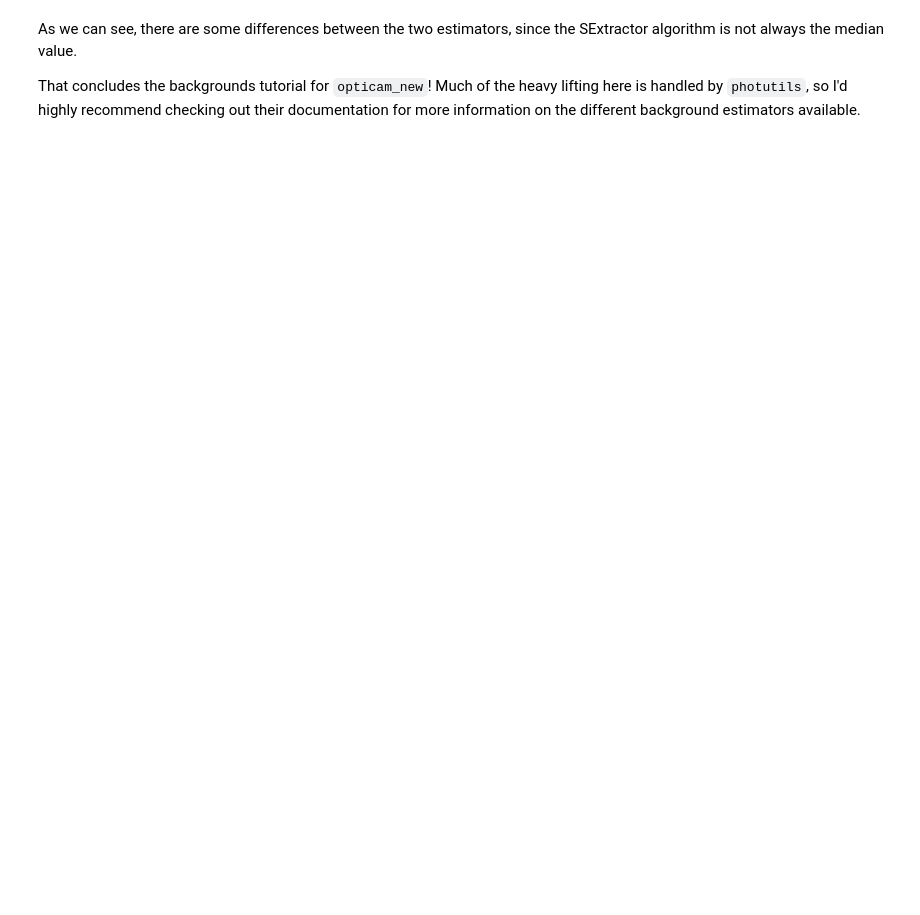
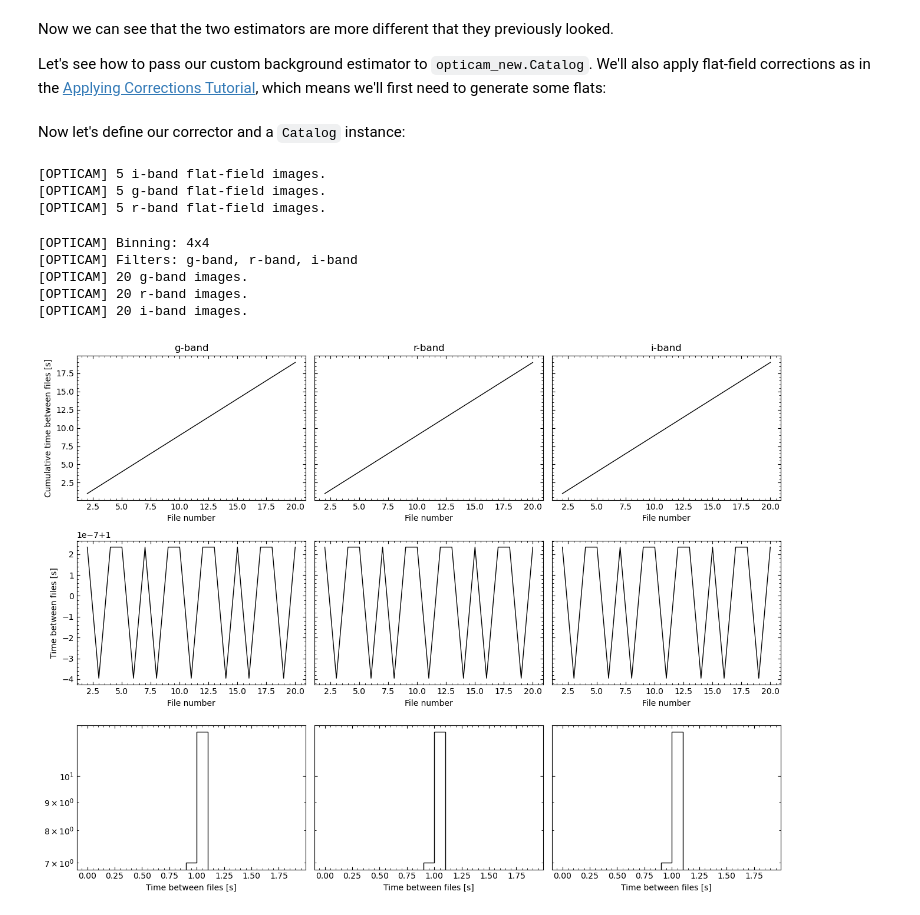
Before and after one commit to zairving/opticam, a Jupyter notebook: docs/tutorials/backgrounds.ipynb, the cells around one changed output. Cells and saved outputs as stored; diff of their text form; code cells hidden in the pictures; blank space fills up the shorter version.

```diff
--- a/docs/tutorials/backgrounds.ipynb
+++ b/docs/tutorials/backgrounds.ipynb
@@ -202,4 +166,4 @@ plt.show()
-# %% [markdown]
-As we can see, there are some differences between the two estimators, since the SExtractor algorithm is not always the median value.
-
-That concludes the backgrounds tutorial for `opticam_new`! Much of the heavy lifting here is handled by `photutils`, so I'd highly recommend checking out their documentation for more information on the different background estimators available.
+# %% [markdown]
+Now we can see that the two estimators are more different that they previously looked.
+
+Let's see how to pass our custom background estimator to `opticam_new.Catalog`. We'll also apply flat-field corrections as in the [Applying Corrections Tutorial](applying_corrections.ipynb), which means we'll first need to generate some flats:
@@ -205,0 +174,25 @@ That concludes the backgrounds tutorial for `opticam_new`! Much of the heavy lif
+# %% [markdown]
+Now let's define our corrector and a `Catalog` instance:
+# %%
+flat_corr = opticam_new.FlatFieldCorrector(
+    out_dir='background_tutorial/master_flats',
+    flats_dir='background_tutorial/flats'
+)
+
+cat = opticam_new.Catalog(
+    out_directory='background_tutorial/results',
+    data_directory='background_tutorial/data',
+    remove_cosmic_rays=False,
+    flat_corrector=flat_corr,
+    background=custom_background,
+)
+# %% [output]
+[OPTICAM] 5 i-band flat-field images.
+[OPTICAM] 5 g-band flat-field images.
+[OPTICAM] 5 r-band flat-field images.
+[OPTICAM] Binning: 4x4
+[OPTICAM] Filters: g-band, r-band, i-band
+[OPTICAM] 20 g-band images.
+[OPTICAM] 20 r-band images.
+[OPTICAM] 20 i-band images.
+[figure, added]
```
Also changed, not shown: parts of 25 cells of this notebook, 4 other files.
